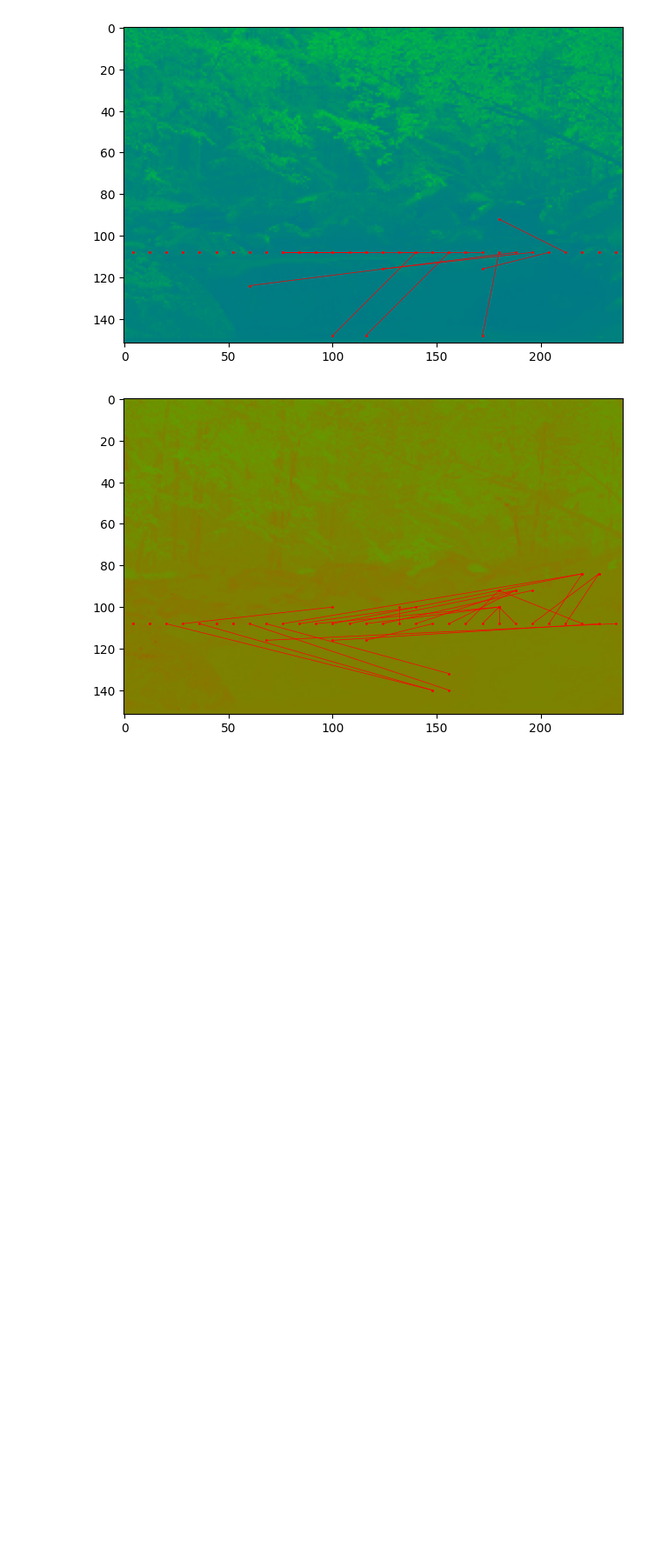
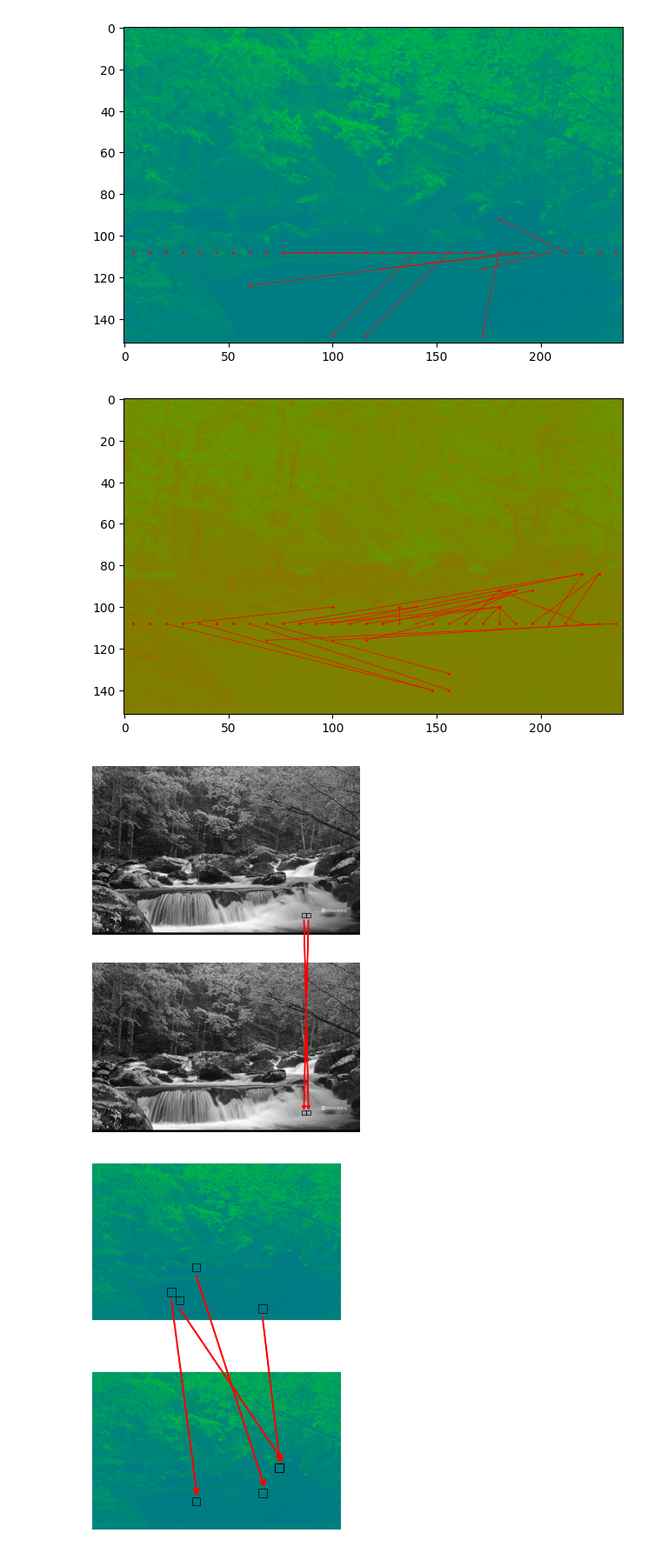
Before and after one commit to woaiwinnie2/TCAMImageCompression, a Jupyter notebook: main.ipynb, the cells around one changed output. Shown at 87% size. Saved outputs shown, nothing was run; the diff lists cells and outputs as text; code cells hidden in the pictures; blank space fills up the shorter version.

Commit message:
Create more visualizations

```diff
--- a/main.ipynb
+++ b/main.ipynb
@@ -186,3 +187,55 @@ plot_match(V, matches_V, lut_v,13)
 [figure]
 [figure]
 [figure]
+# %%
+def get_center(n, dim_y):
+    num_block_y = dim_y // BLOCK_SIZE
+    i = n // num_block_y
+    j = n % num_block_y
+    return i * BLOCK_SIZE + BLOCK_SIZE // 2, j * BLOCK_SIZE + BLOCK_SIZE // 2
+
+def plot_matches(Y,matches,LUT):
+    border = 50
+    y_mapped= cv2.LUT(cv2.cvtColor(Y, cv2.COLOR_GRAY2BGR), LUT)
+    plt.figure()
+    y_mapped= cv2.cvtColor(y_mapped, cv2.COLOR_BGR2RGB)
+    y_combined = np.vstack([y_mapped, np.full((border, y_mapped.shape[1], y_mapped.shape[2]), 255, dtype=np.uint8), y_mapped])
+    plt.imshow(y_combined)
+    plt.tight_layout()
+
+    ax = plt.gca()
+    for match in matches:
+        dim_y = Y.shape[1]
+        (x1, y1), (x2, y2) = get_center(match[0], dim_y), get_center(match[1], dim_y)
+        ax.add_patch(patches.FancyArrow(y1, x1+BLOCK_SIZE, y2-y1, x2+Y.shape[0]+border-x1-2.5*BLOCK_SIZE,
+                                width=0.5, head_width=6, head_length=6, color='red'))
+        rect = patches.Rectangle((y1-BLOCK_SIZE//2, x1-BLOCK_SIZE//2), BLOCK_SIZE, BLOCK_SIZE, linewidth=0.5, edgecolor='black',facecolor='none')
+        ax.add_patch(rect)
+        rect = patches.Rectangle((y2-BLOCK_SIZE//2, x2+Y.shape[0]+border-BLOCK_SIZE//2), BLOCK_SIZE, BLOCK_SIZE, linewidth=0.5, edgecolor='black',facecolor='none')
+        ax.add_patch(rect)
+
+    plt.axis('off')
+    plt.show()
+
+good_matches_Y = []
+for i, match in enumerate(matches_Y):
+    if i != match:
+        good_matches_Y.append((i, match))
+plot_matches(Y, good_matches_Y[:2], lut_Y)
+
+good_matches_U = []
+for i, match in enumerate(matches_U):
+    if i != match:
+        good_matches_U.append((i, match))
+U_indices = [5, 64, 40, 96]
+plot_matches(U, [good_matches_U[i] for i in U_indices], lut_u)
+
+good_matches_V = []
+for i, match in enumerate(matches_V):
+    if i != match:
+        good_matches_V.append((i, match))
+V_indices = [40, 80, 125, 0]
+plot_matches(V, [good_matches_V[i] for i in V_indices], lut_v)
+# %% [output]
+[figure, added]
+[figure, added]
```
Also changed, not shown: parts of 2 cells of this notebook, 1 other file.
